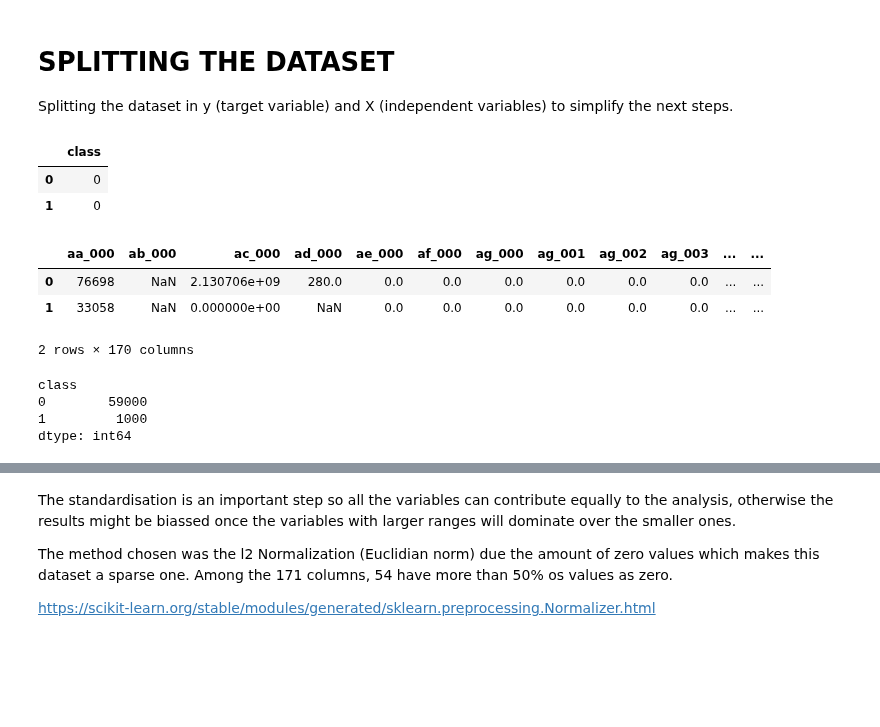
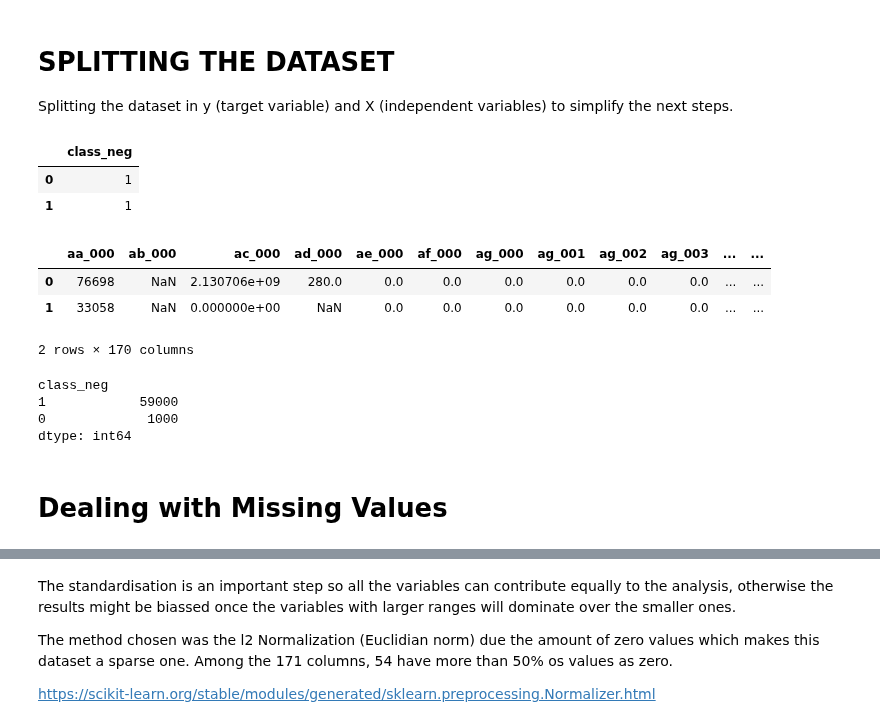
Before and after one commit to izazaka/Data, a Jupyter notebook: CA1.ipynb, the cells around one changed output, grey strips where cells are left out. Saved outputs shown, nothing was run; the diff lists cells and outputs as text; code cells hidden in the pictures; blank space fills up the shorter version.

```diff
--- a/CA1.ipynb
+++ b/CA1.ipynb
@@ -207,3 +200,2 @@ ca1.describe()
-# %%
-ca1['class'].replace('neg', 0, inplace = True)
-ca1['class'].replace('pos', 1, inplace = True)
+# %%
+ca1 = pd.get_dummies(ca1)
@@ -209,0 +215,2 @@ ca1['class'].replace('pos', 1, inplace = True)
+# %%
+ca1.drop(columns = "class_pos", inplace = True)
@@ -403,11 +420,11 @@ The amount of missing values is so massive that the remaining dataset will have
 
 Splitting the dataset in y (target variable) and X (independent variables) to simplify the next steps.
 # %%
-class_ca1 = ca1[["class"]]
+class_ca1 = ca1[["class_neg"]]
 
 class_ca1.head(2)
 # %% [output]
-|  | class |
-| 0 | 0 |
-| 1 | 0 |
+|  | class_neg |
+| 0 | 1 |
+| 1 | 1 |
 # %%
@@ -426,7 +443,9 @@ y = class_ca1
 # %%
 y.value_counts()
 # %% [output]
-class
-0        59000
-1         1000
+class_neg
+1            59000
+0             1000
 dtype: int64
+# %% [markdown]
+# Dealing with Missing Values
```
Also changed, not shown: parts of 86 cells of this notebook, 4 other files.
